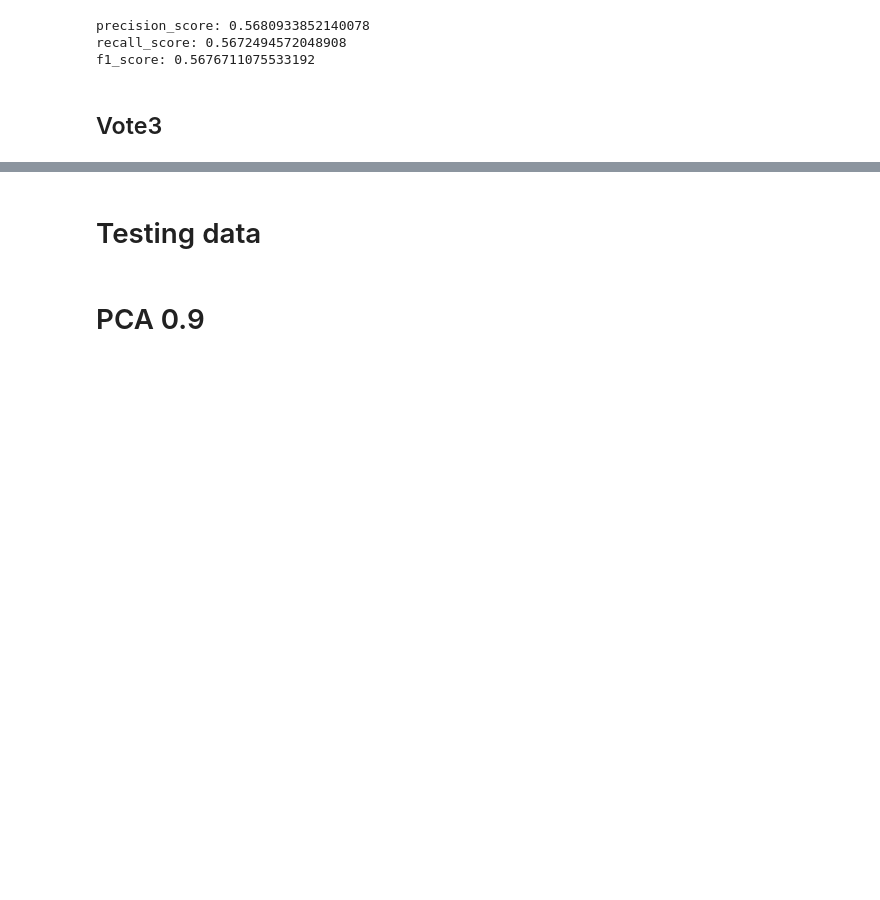
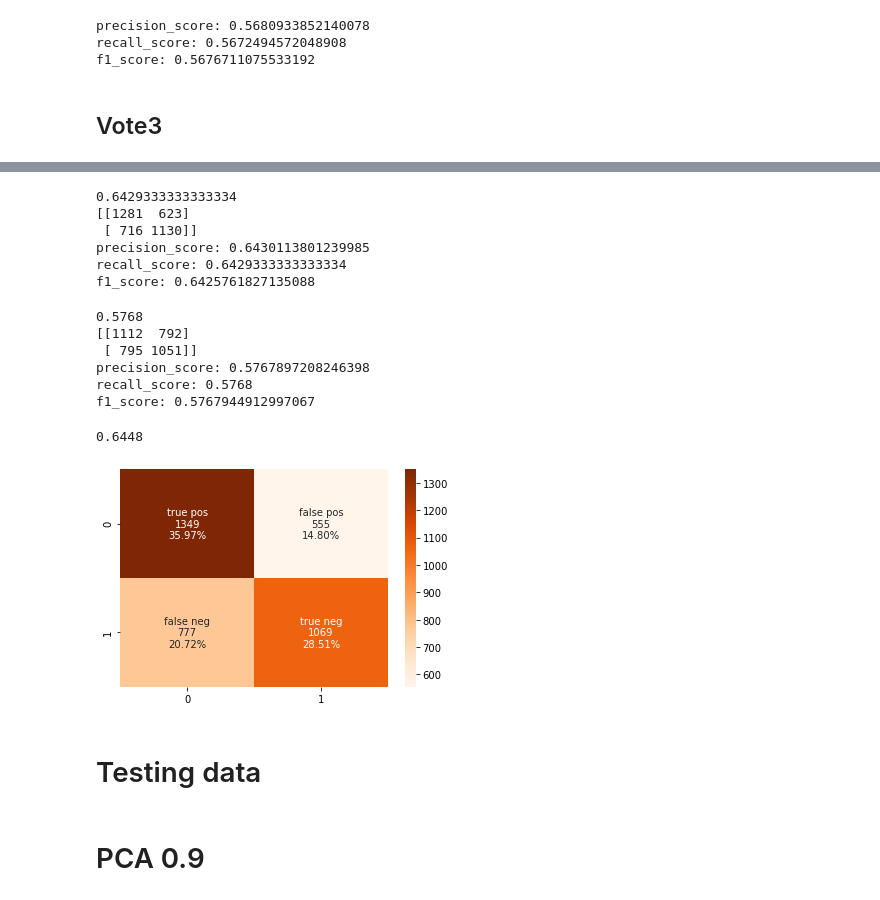
Before and after one commit to Yehudit-Brickner/data_science_end_of_year1_project, a Jupyter notebook: dogs vs cats 9.8.21 .ipynb, the cells around one changed output, grey strips where cells are left out. Cells and saved outputs as stored; diff of their text form; code cells hidden in the pictures; blank space fills up the shorter version.

Commit message:
added a pipe line with a my classifier at the end

```diff
--- a/dogs vs cats 9.8.21 .ipynb
+++ b/dogs vs cats 9.8.21 .ipynb
@@ -1348,3 +1361,72 @@ f1_score: 0.6503319121377301
+# %%
+pipe_forest=Pipeline([('scaler', StandardScaler()),('forest',RandomForestClassifier())])
+pipe_forest.fit(x_train_reduced3,y_train_set)
+y_pred_pipe_forest=pipe_forest.predict(x_test_reduced3)
+acuracy_pipe_forest=pipe_forest.score(x_test_reduced3,y_test_set)
+print(acuracy_pipe_forest)
+
+print(confusion_matrix(y_test_set, y_pred_pipe_forest))
+
+print("precision_score:",precision_score(y_test_set, y_pred_pipe_forest,average='weighted'))
+print("recall_score:",recall_score(y_test_set, y_pred_pipe_forest,average='weighted'))
+print("f1_score:",f1_score(y_test_set, y_pred_pipe_forest,average='weighted'))
+# %% [output]
+0.6429333333333334
+[[1281  623]
+ [ 716 1130]]
+precision_score: 0.6430113801239985
+recall_score: 0.6429333333333334
+f1_score: 0.6425761827135088
+# %%
+pipe_lr=Pipeline([('scaler', StandardScaler()),('lr',LogisticRegression())])
+pipe_lr.fit(x_train_reduced3,y_train_set)
+y_pred_pipe_lr=pipe_lr.predict(x_test_reduced3)
+acuracy_pipe_lr=pipe_lr.score(x_test_reduced3,y_test_set)
+print(acuracy_pipe_lr)
+
+print(confusion_matrix(y_test_set, y_pred_pipe_lr))
+
+print("precision_score:",precision_score(y_test_set, y_pred_pipe_lr,average='weighted'))
+print("recall_score:",recall_score(y_test_set, y_pred_pipe_lr,average='weighted'))
+print("f1_score:",f1_score(y_test_set, y_pred_pipe_lr,average='weighted'))
+# %% [output]
+0.5768
+[[1112  792]
+ [ 795 1051]]
+precision_score: 0.5767897208246398
+recall_score: 0.5768
+f1_score: 0.5767944912997067
+# %%
+y_pred_pipe_lr=y_pred_pipe_lr.astype(int)
+y_pred_pipe_knn=y_pred_pipe_knn.astype(int)
+y_pred_pipe_forest=y_pred_pipe_forest.astype(int)
+y_pred_pipe_xg=y_pred_pipe_xg.astype(int)
+# %%
+y_pred_my_classifier=[]
+for x in range(0,3750):
+    if(y_pred_pipe_forest[x]==0 and y_pred_pipe_knn[x]!=1):
+        y_pred_my_classifier.append(y_pred_pipe_forest[x])
+
+    elif (y_pred_pipe_knn[x]==1 and y_pred_pipe_forest[x]!=0):
+        y_pred_my_classifier.append(y_pred_pipe_knn[x])
+
+    elif ((y_pred_pipe_forest[x]==0 and y_pred_pipe_lr[x]==0)or((y_pred_pipe_forest[x]==0 and y_pred_pipe_xg[x]==0))):
+        y_pred_my_classifier.append(y_pred_pipe_forest[x])
+
+    elif ((y_pred_pipe_lr[x]==0 and y_pred_pipe_xg[x]==0) or ((y_pred_pipe_lr[x]==0 and y_pred_pipe_knn[x]==0))):
+        y_pred_my_classifier.append(y_pred_pipe_lr[x])
+    else:
+        y_pred_my_classifier.append(y_pred_pipe_forest[x])
+# %%
+accuracy_class=metrics.accuracy_score(y_test_set, y_pred_my_classifier)
+accuracy_class
+# %% [output]
+0.6448
+# %%
+mat_class1=confusion_matrix(y_test_set, y_pred_my_classifier)
+confussion_matrix(mat_class1)
+# %% [output]
+[figure, added]
 # %%
 ### The best model with PCA 0.7 when checking with cross validation is the Voting Classifier with 64.16% success.
 # %% [markdown]
```
Also changed, not shown: parts of 33 cells of this notebook.
